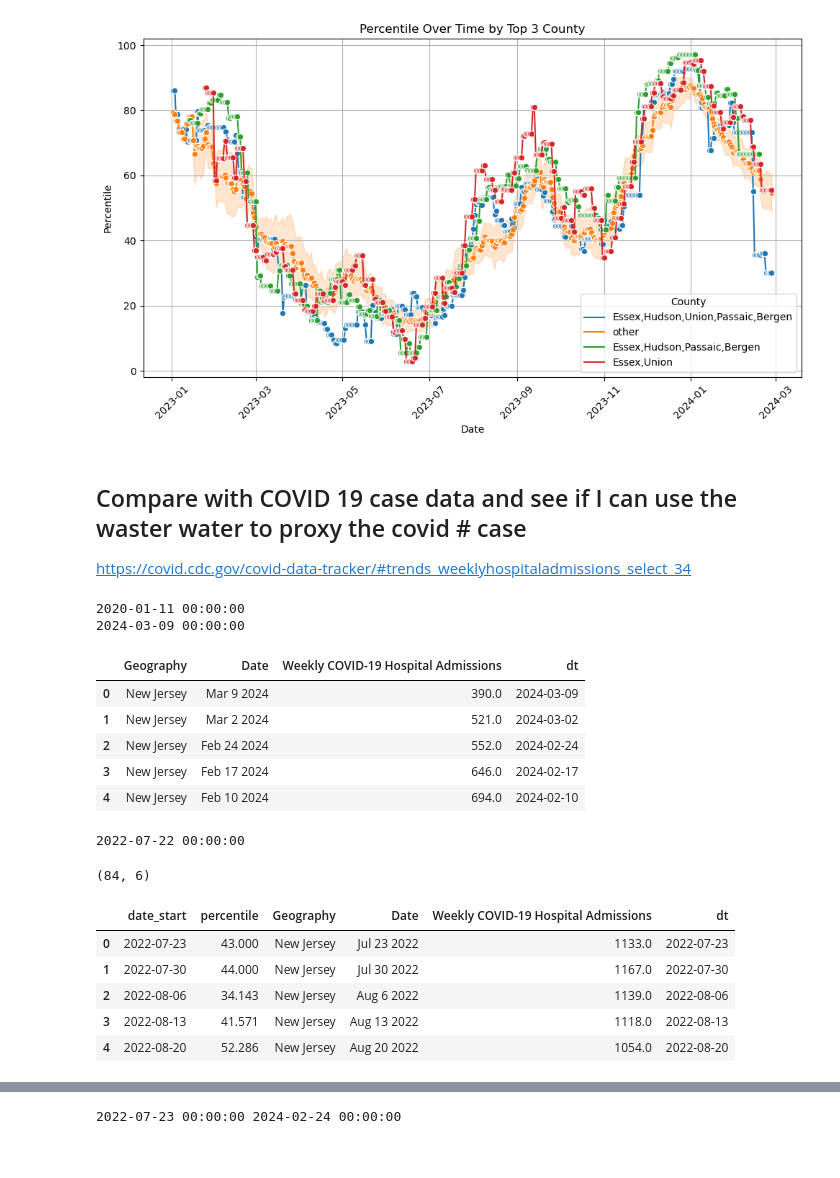
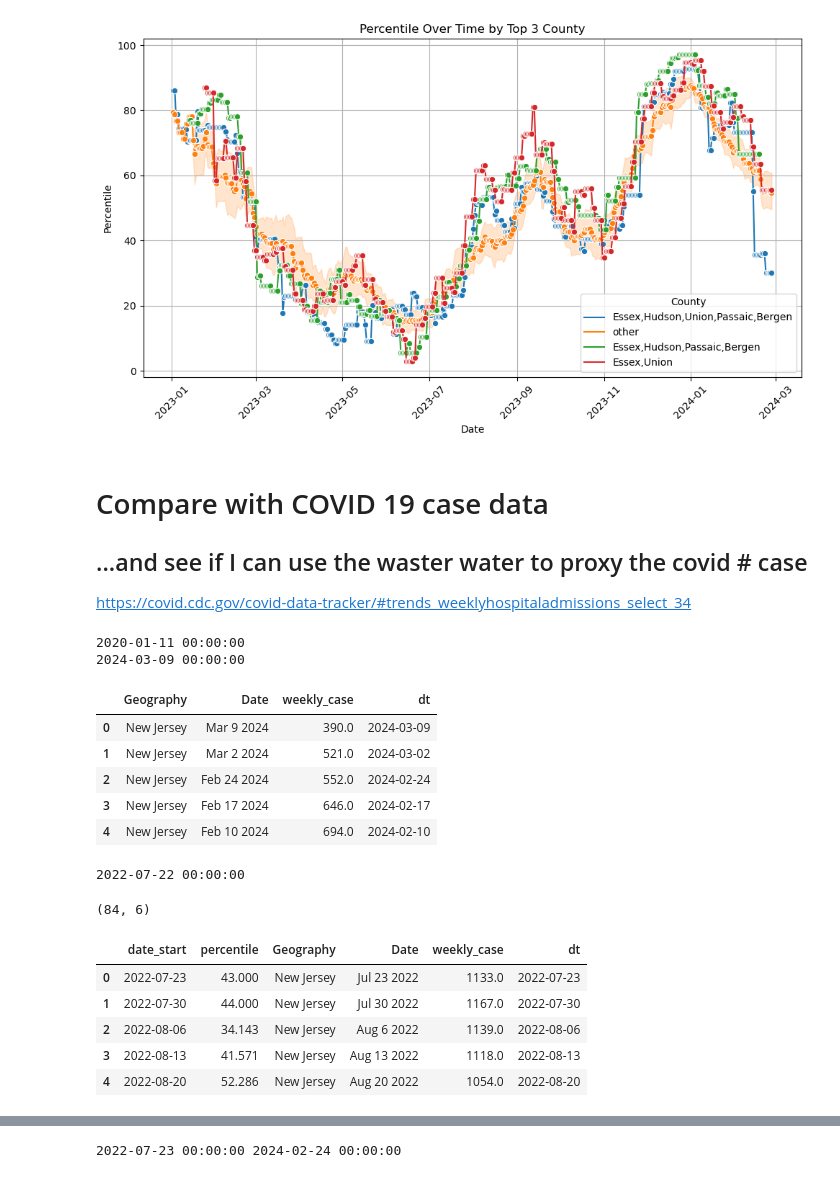
Before and after one commit to chinhenglu/covid_in_2024, a Jupyter notebook: covid.ipynb, the cells around one changed output, grey strips where cells are left out. Cells and saved outputs as stored; diff of their text form; code cells hidden in the pictures.

```diff
--- a/covid.ipynb
+++ b/covid.ipynb
@@ -238,19 +260,21 @@ plt.show()
 # %% [output]
 [figure]
 # %% [markdown]
-## Compare with COVID 19 case data and see if I can use the waster water to proxy the covid # case
+# Compare with COVID 19 case data
+## ...and see if I can use the waster water to proxy the covid # case
 
 https://covid.cdc.gov/covid-data-tracker/#trends_weeklyhospitaladmissions_select_34
 # %%
 case = pd.read_csv('data_table_for_weekly_covid19_hospital_admissions_-_new_jersey.csv', skiprows=2)
 case['dt'] = pd.to_datetime(case['Date'])
+case.rename(columns = {'Weekly COVID-19 Hospital Admissions':'weekly_case'}, inplace=True)
 print(min(case['dt']))
 print(max(case['dt']))
 case.head()
 # %% [output]
 2020-01-11 00:00:00
 2024-03-09 00:00:00
-|  | Geography | Date | Weekly COVID-19 Hospital Admissions | dt |
+|  | Geography | Date | weekly_case | dt |
 | 0 | New Jersey | Mar 9 2024 | 390.0 | 2024-03-09 |
 | 1 | New Jersey | Mar 2 2024 | 521.0 | 2024-03-02 |
 | 2 | New Jersey | Feb 24 2024 | 552.0 | 2024-02-24 |
@@ -268,7 +292,7 @@ print(combined.shape)
 combined.head()
 # %% [output]
 (84, 6)
-|  | date_start | percentile | Geography | Date | Weekly COVID-19 Hospital Admissions | dt |
+|  | date_start | percentile | Geography | Date | weekly_case | dt |
 | 0 | 2022-07-23 | 43.000 | New Jersey | Jul 23 2022 | 1133.0 | 2022-07-23 |
 | 1 | 2022-07-30 | 44.000 | New Jersey | Jul 30 2022 | 1167.0 | 2022-07-30 |
 | 2 | 2022-08-06 | 34.143 | New Jersey | Aug 6 2022 | 1139.0 | 2022-08-06 |
```
Also changed, not shown: parts of 26 cells of this notebook.
